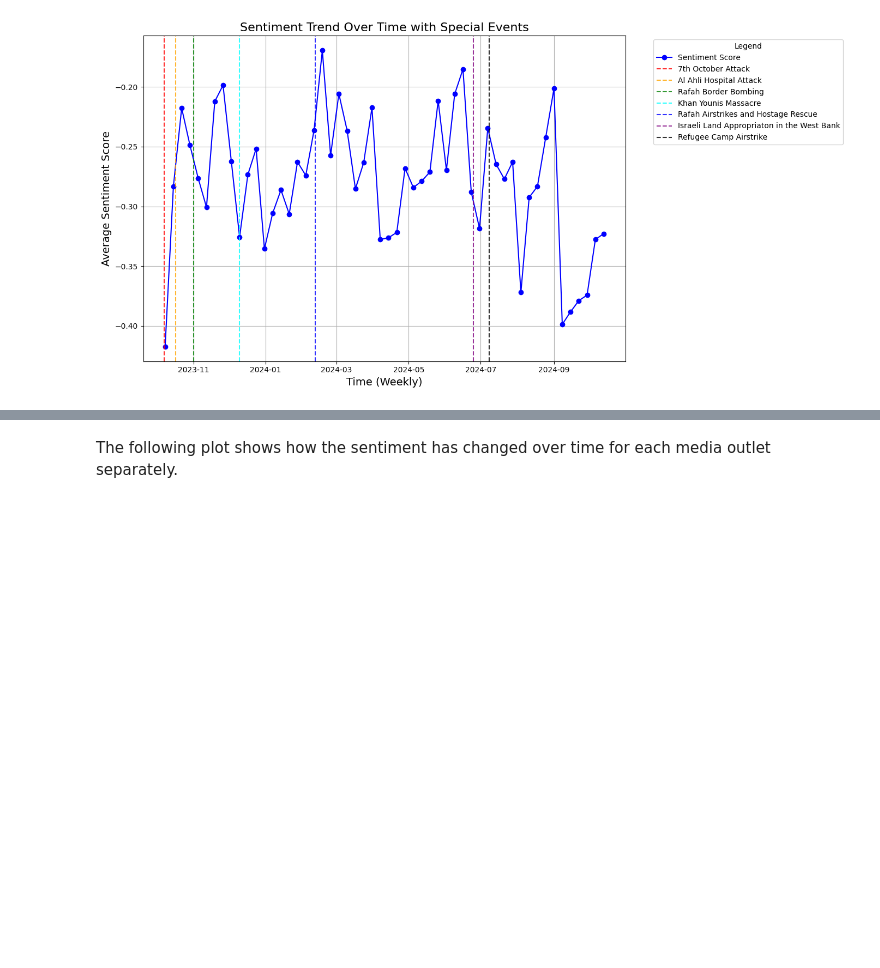
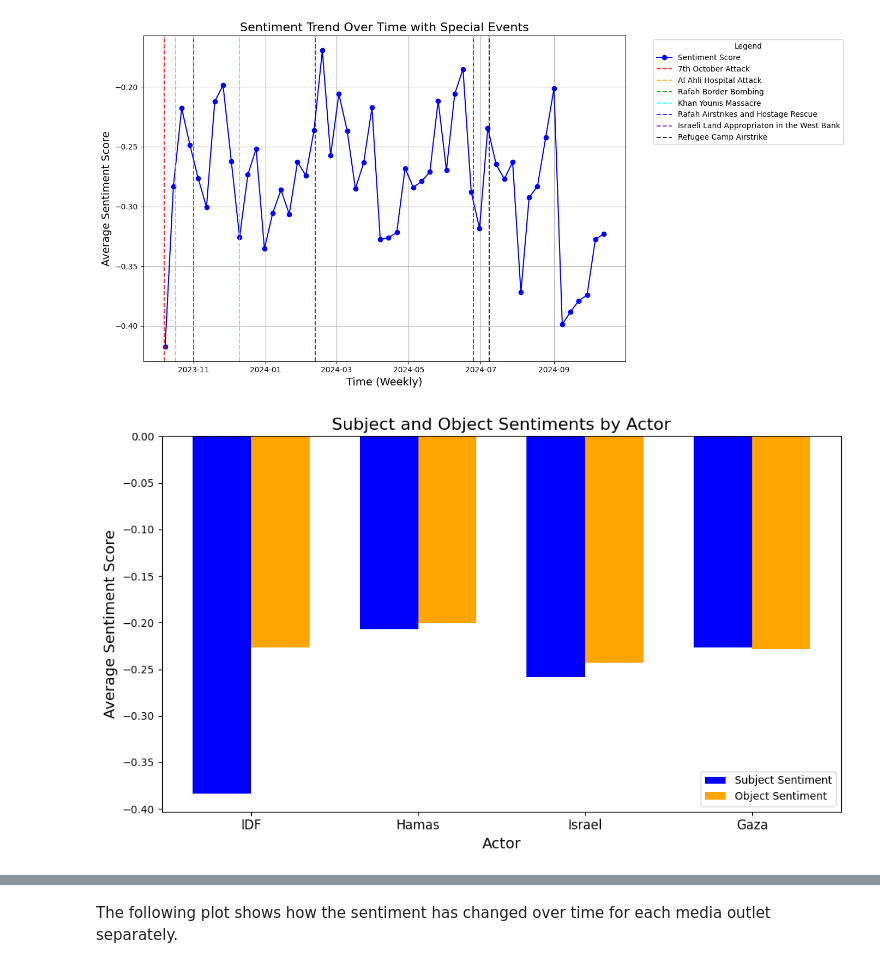
Before and after one commit to tinasophie15/FCSS-Project-Group-10, a Jupyter notebook: code/group10.ipynb, the cells around one changed output, grey strips where cells are left out. Drawn from its saved outputs; the diff is of its cells as text; code cells hidden in the pictures; blank space fills up the shorter version.

```diff
--- a/code/group10.ipynb
+++ b/code/group10.ipynb
@@ -307,3 +321,87 @@ plt.tight_layout()
 plt.show()
 # %% [output]
 [figure]
+# %%
+nlp = spacy.load("en_core_web_sm")
+
+# Initialize sentiment analyzer
+analyzer = SentimentIntensityAnalyzer()
+
+# Actors to analyze
+actors = {
+    "IDF": "IDF",
+    "Hamas": "Hamas",
+    "Israel": "Israel|Israeli",
+    "Gaza": "Gaza"
+}
+
+def extract_actor_sentiment(headline, actor_keywords):
+    """
+    Analyzes sentiment for an actor based on whether they are the subject or object in the headline.
+    """
+    doc = nlp(headline)
+    sentiment_scores = {actor: {'subject': [], 'object': []} for actor in actor_keywords.keys()}
+
+    for token in doc:
+        for actor, keywords in actor_keywords.items():
+            if any(keyword.lower() in token.text.lower() for keyword in keywords.split("|")):
+                # Check if actor is subject or object
+                if token.dep_ in ("nsubj", "nsubjpass"):  # Subject or passive subject
+                    sentiment = analyzer.polarity_scores(doc.text)['compound']
+                    sentiment_scores[actor]['subject'].append(sentiment)
+                elif token.dep_ in ("dobj", "pobj"):  # Direct or prepositional object
+                    sentiment = analyzer.polarity_scores(doc.text)['compound']
+                    sentiment_scores[actor]['object'].append(sentiment)
+
+    # Calculate average sentiment for each actor
+    avg_sentiments = {
+        actor: {
+            'subject_sentiment': sum(scores['subject']) / len(scores['subject']) if scores['subject'] else None,
+            'object_sentiment': sum(scores['object']) / len(scores['object']) if scores['object'] else None
+        }
+        for actor, scores in sentiment_scores.items()
+    }
+    return avg_sentiments
+
+# Apply the function to extract sentiments for all headlines
+actor_sentiments = {actor: {'subject': [], 'object': []} for actor in actors.keys()}
+
+for _, row in data_cleaned.iterrows():
+    sentiments = extract_actor_sentiment(row['Title'], actors)
+    for actor in actors.keys():
+        if sentiments[actor]['subject_sentiment'] is not None:
+            actor_sentiments[actor]['subject'].append(sentiments[actor]['subject_sentiment'])
+        if sentiments[actor]['object_sentiment'] is not None:
+            actor_sentiments[actor]['object'].append(sentiments[actor]['object_sentiment'])
+
+# Calculate average subject and object sentiment for each actor
+avg_actor_sentiments = {
+    actor: {
+        'subject': np.mean(scores['subject']) if scores['subject'] else 0,
+        'object': np.mean(scores['object']) if scores['object'] else 0
+    }
+    for actor, scores in actor_sentiments.items()
+}
+
+# Prepare data for plotting
+actors_list = list(avg_actor_sentiments.keys())
+subject_sentiments = [avg_actor_sentiments[actor]['subject'] for actor in actors_list]
+object_sentiments = [avg_actor_sentiments[actor]['object'] for actor in actors_list]
+
+x = np.arange(len(actors_list))
+width = 0.35
+
+# Plot grouped bar chart
+fig, ax = plt.subplots(figsize=(10, 6))
+bar1 = ax.bar(x - width/2, subject_sentiments, width, label='Subject Sentiment', color='blue')
+bar2 = ax.bar(x + width/2, object_sentiments, width, label='Object Sentiment', color='orange')
+ax.set_xlabel('Actor', fontsize=14)
+ax.set_ylabel('Average Sentiment Score', fontsize=14)
+ax.set_title('Subject and Object Sentiments by Actor', fontsize=16)
+ax.set_xticks(x)
+ax.set_xticklabels(actors_list, fontsize=12)
+ax.legend()
+plt.tight_layout()
+plt.show()
+# %% [output]
+[figure, added]
```
Also changed, not shown: parts of 18 cells of this notebook.
